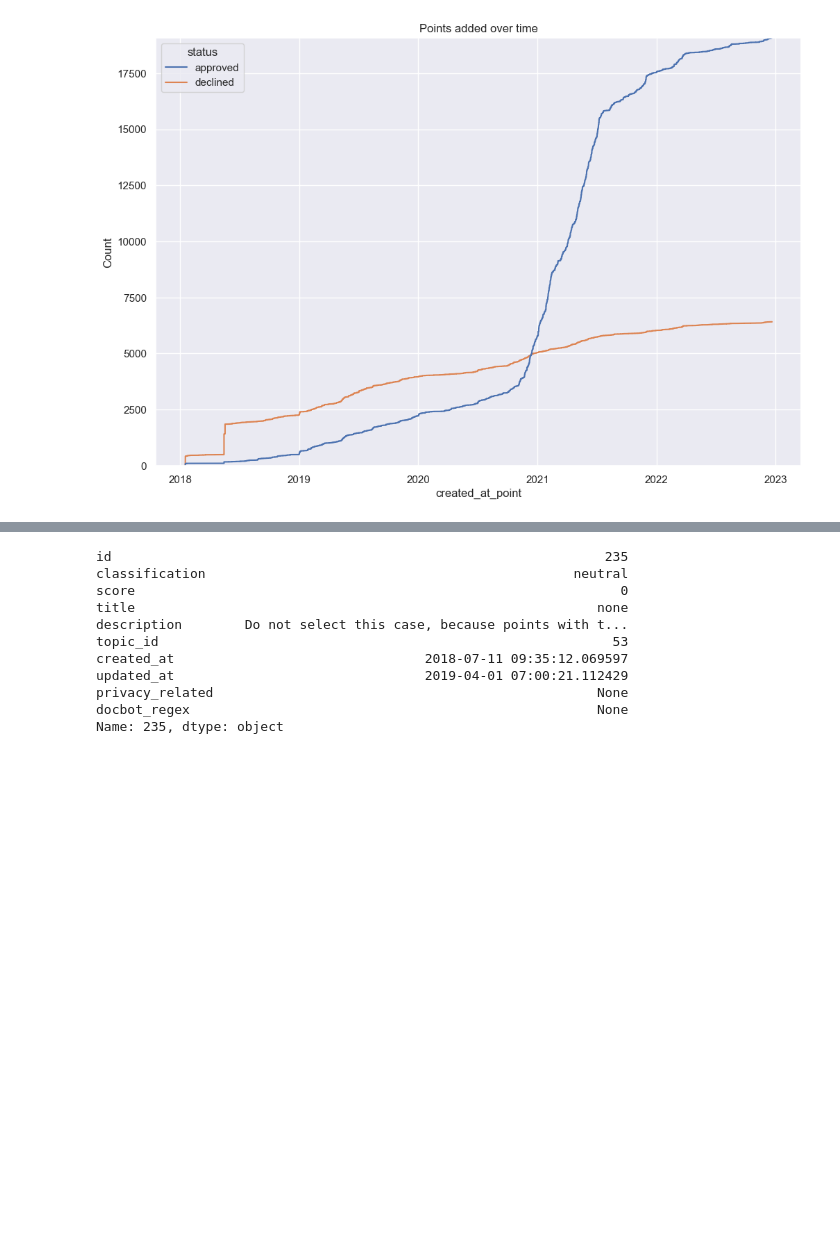
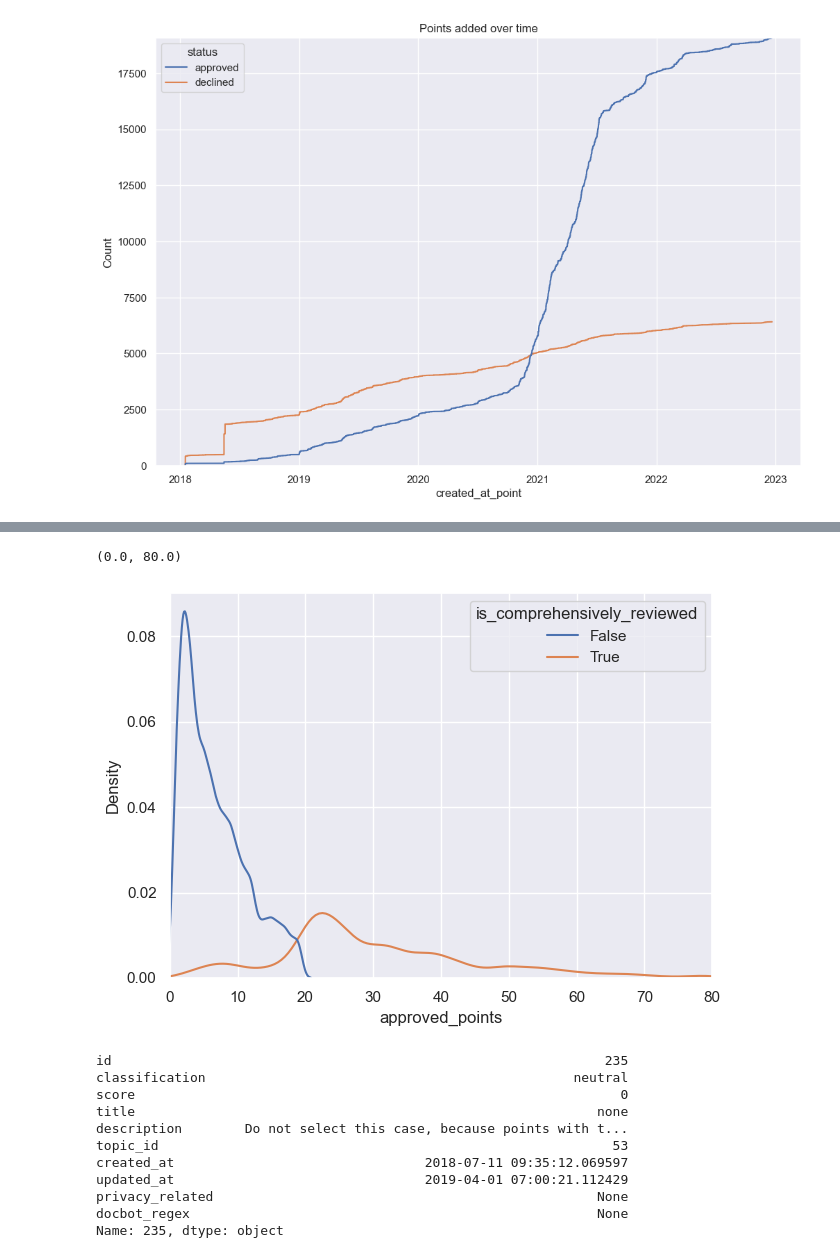
Before and after one commit to tosdr/DocBot, a Jupyter notebook: notebooks/explore.ipynb, the cells around one changed output, grey strips where cells are left out. Cells and saved outputs as stored; diff of their text form; code cells hidden in the pictures; blank space fills up the shorter version.

```diff
--- a/notebooks/explore.ipynb
+++ b/notebooks/explore.ipynb
@@ -587,6 +587,8 @@ points = pd.merge(points, services, left_on='service_id', right_index=True, suff
 points = points.drop('id', axis=1)
 # %%
 # For what Services do we have the most Points? What's the distribution of Points-per-Service?
-print(f"Points per Service stats:\n{points.service_id.value_counts().describe()}")
-points.groupby(['service_id', 'name']).size().sort_values(ascending=False).head(15)
+point_counts = points[points.status == 'approved'].service_id.value_counts()
+services.loc[point_counts.index, 'approved_points'] = point_counts.values
+print(services.approved_points.describe())
+services.sort_values('approved_points', ascending=False).head(15)[['name', 'approved_points']]
 # %% [output]
@@ -620,3 +621,10 @@ dtype: int64
+# %%
+fig, ax = plt.subplots(1, 1, figsize=(7, 5))
+sns.kdeplot(services[services.rating != 'N/A'], x='approved_points', hue='is_comprehensively_reviewed', ax=ax, bw_adjust=.5)
+ax.set_xlim((0, 80))
+# %% [output]
+(0.0, 80.0)
+[figure, added]
 # %%
 # Looking at https://edit.tosdr.org/services/502 (the `(NONE)` service) it appears to be a mix of
 # discussions from a google group, spam, and random deleted Points that I can't place
```
Also changed, not shown: parts of 2 cells of this notebook, 8 other files.
